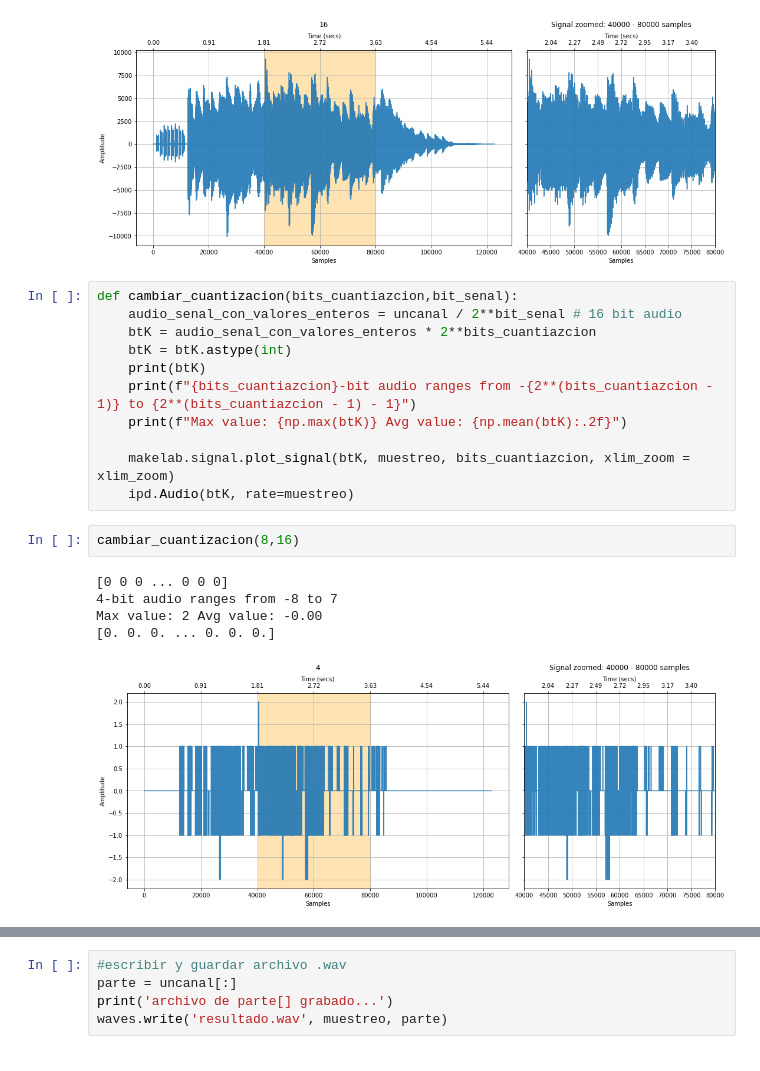
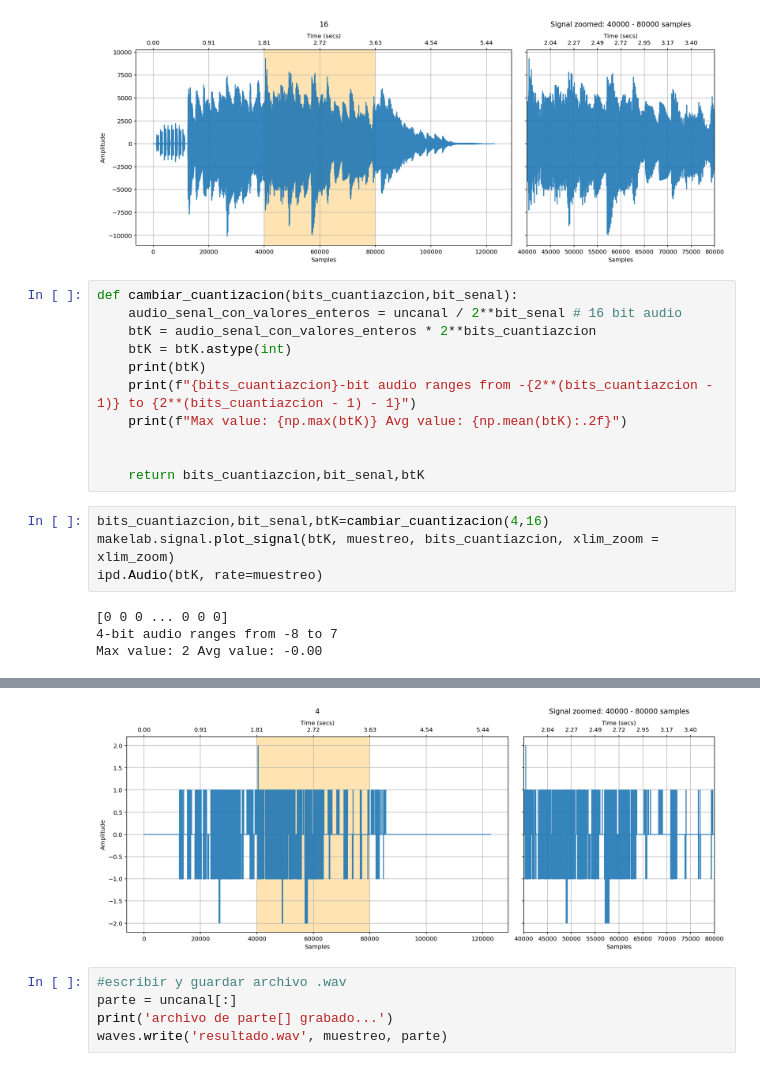
Before and after one commit to isacAlvaCas/Proyecto_1_ingenieria_telecomunicaciones, a Jupyter notebook: Proyecto01_ing_comunicaciones.ipynb, the cells around one changed output, grey strips where cells are left out. Saved outputs shown, nothing was run; the diff lists cells and outputs as text.

```diff
--- a/Proyecto01_ing_comunicaciones.ipynb
+++ b/Proyecto01_ing_comunicaciones.ipynb
@@ -78,13 +78,13 @@ def cambiar_cuantizacion(bits_cuantiazcion,bit_senal):
     print(f"{bits_cuantiazcion}-bit audio ranges from -{2**(bits_cuantiazcion - 1)} to {2**(bits_cuantiazcion - 1) - 1}")
     print(f"Max value: {np.max(btK)} Avg value: {np.mean(btK):.2f}")
 
-    makelab.signal.plot_signal(btK, muestreo, bits_cuantiazcion, xlim_zoom = xlim_zoom)
-    ipd.Audio(btK, rate=muestreo)
+
+    return bits_cuantiazcion,bit_senal,btK
-# %%
-cambiar_cuantizacion(8,16)
-# %% [output]
-[0 0 0 ... 0 0 0]
-4-bit audio ranges from -8 to 7
-Max value: 2 Avg value: -0.00
-[0. 0. 0. ... 0. 0. 0.]
-[figure, removed]
+# %%
+bits_cuantiazcion,bit_senal,btK=cambiar_cuantizacion(4,16)
+makelab.signal.plot_signal(btK, muestreo, bits_cuantiazcion, xlim_zoom = xlim_zoom)
+ipd.Audio(btK, rate=muestreo)
+# %% [output]
+[0 0 0 ... 0 0 0]
+4-bit audio ranges from -8 to 7
+Max value: 2 Avg value: -0.00
@@ -91,3 +92,4 @@ Max value: 2 Avg value: -0.00
+[figure, added]
 # %%
 #escribir y guardar archivo .wav
 parte = uncanal[:]
```
Also changed, not shown: parts of 1 cell of this notebook.
